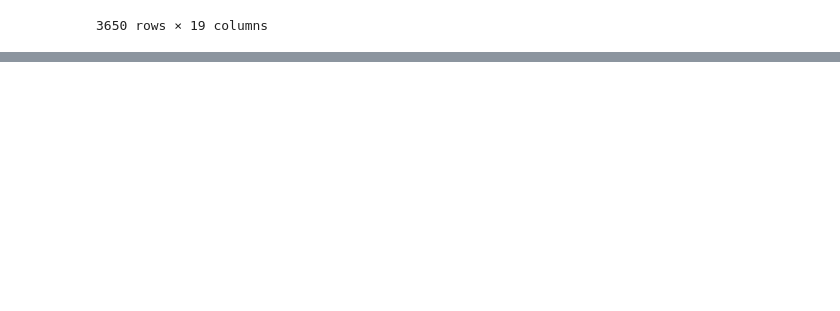
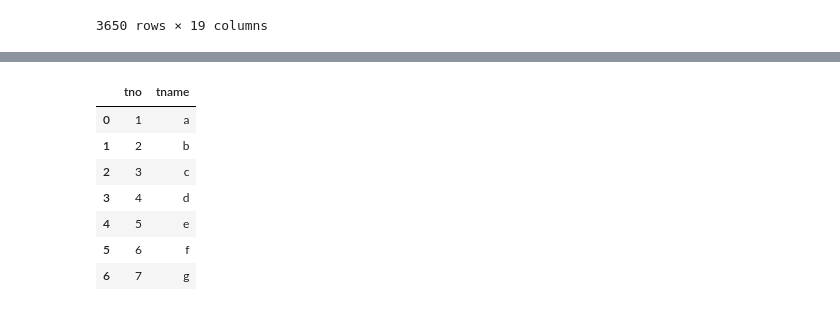
Before and after one commit to limbbbyoung/python_practice, a Jupyter notebook: 데이터 수집 파이프라인/영진위 데이터 크롤링.ipynb, the cells around one changed output, grey strips where cells are left out. Saved outputs shown, nothing was run; the diff lists cells and outputs as text; code cells hidden in the pictures; blank space fills up the shorter version.

```diff
--- a/데이터 수집 파이프라인/영진위 데이터 크롤링.ipynb
+++ b/데이터 수집 파이프라인/영진위 데이터 크롤링.ipynb
@@ -413,0 +487,7 @@ movie_table.sort_values(by='audiCnt', ascending=False)
+# %%
+# MySQL 연결에 필요한 정보를 입력합니다.
+con = pymysql.connect(host='localhost', user='root', password='1111', db='pyprac', charset='utf8',
+                        cursorclass=pymysql.cursors.DictCursor) # 컬럼명까지 받아올지 여부
+# %%
+# SQL 구문을 받아주는 cursor 객체를 사용합니다.
+cur = con.cursor()
@@ -413,0 +499,3 @@ movie_table.sort_values(by='audiCnt', ascending=False)
+# %%
+# execute가 실행되면, cur가 데이터를 저장하고 있는데 이걸 파이썬 형식으로 빼야합니다.
+mysql_data = cur.fetchall()
@@ -413,0 +512,12 @@ movie_table.sort_values(by='audiCnt', ascending=False)
+# %%
+# 데이터프레임 형태로 변환
+pd.DataFrame(mysql_data)
+# %% [output]
+|  | tno | tname |
+| 0 | 1 | a |
+| 1 | 2 | b |
+| 2 | 3 | c |
+| 3 | 4 | d |
+| 4 | 5 | e |
+| 5 | 6 | f |
+| 6 | 7 | g |
```
Also changed, not shown: parts of 28 cells of this notebook, 5 other files.
